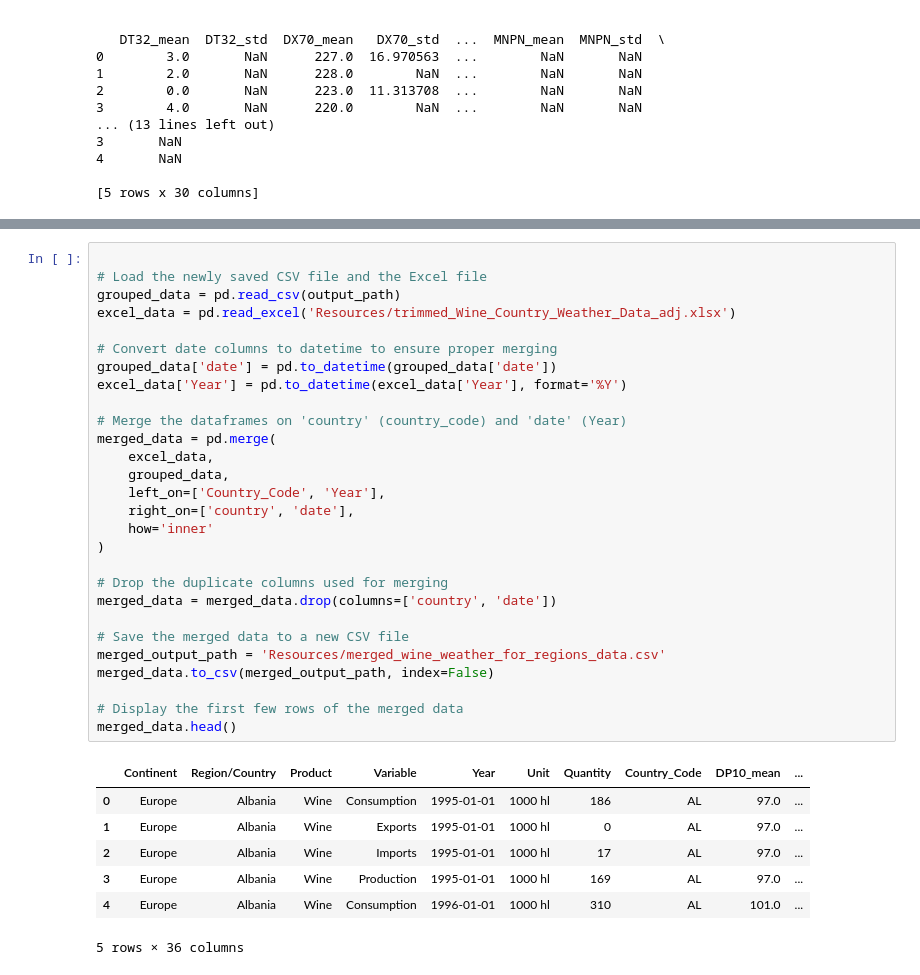
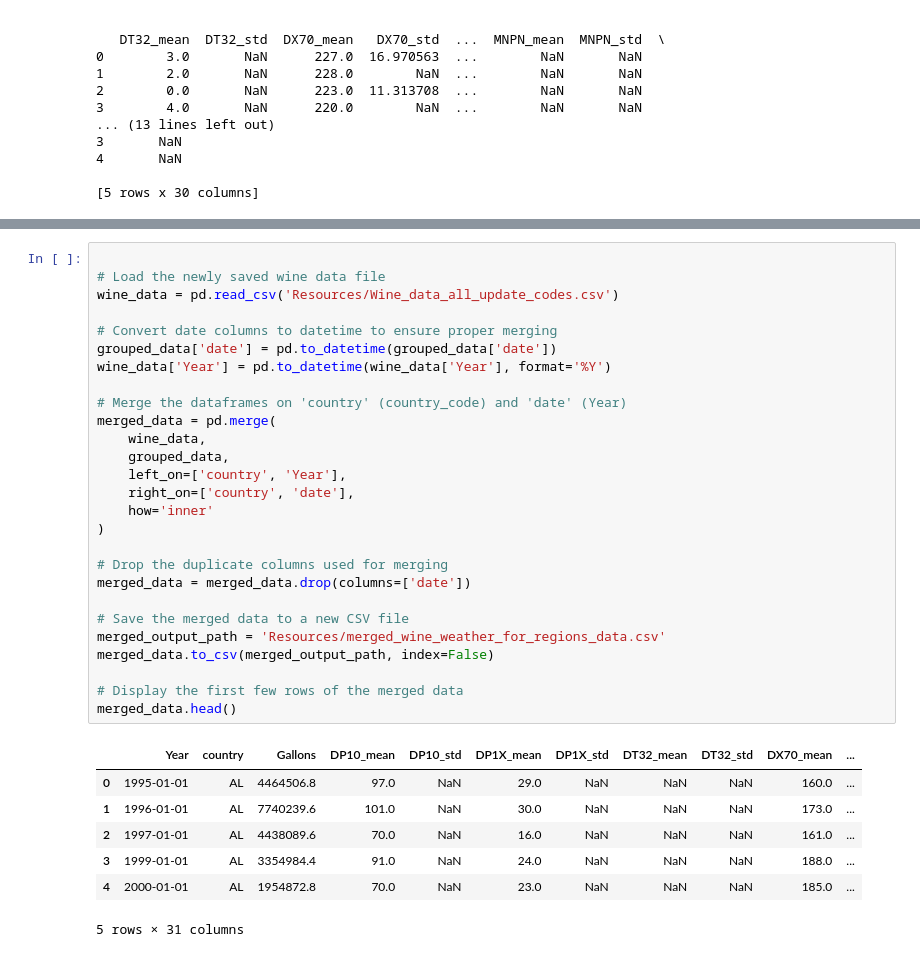
Before and after one commit to omomadcat/Viticulture, a Jupyter notebook: FindingStationsinWineRegions.ipynb, the cells around one changed output, grey strips where cells are left out. Drawn from its saved outputs; the diff is of its cells as text.

```diff
--- a/FindingStationsinWineRegions.ipynb
+++ b/FindingStationsinWineRegions.ipynb
@@ -364,39 +332,38 @@ print(excel_data_trimmed.head())
 # %%
 
-# Load the newly saved CSV file and the Excel file
-grouped_data = pd.read_csv(output_path)
-excel_data = pd.read_excel('Resources/trimmed_Wine_Country_Weather_Data_adj.xlsx')
+# Load the newly saved wine data file
+wine_data = pd.read_csv('Resources/Wine_data_all_update_codes.csv')
 
 # Convert date columns to datetime to ensure proper merging
 grouped_data['date'] = pd.to_datetime(grouped_data['date'])
-excel_data['Year'] = pd.to_datetime(excel_data['Year'], format='%Y')
+wine_data['Year'] = pd.to_datetime(wine_data['Year'], format='%Y')
 
 # Merge the dataframes on 'country' (country_code) and 'date' (Year)
 merged_data = pd.merge(
-    excel_data,
+    wine_data,
     grouped_data,
-    left_on=['Country_Code', 'Year'],
+    left_on=['country', 'Year'],
     right_on=['country', 'date'],
     how='inner'
 )
 
 # Drop the duplicate columns used for merging
-merged_data = merged_data.drop(columns=['country', 'date'])
+merged_data = merged_data.drop(columns=['date'])
 
 # Save the merged data to a new CSV file
 merged_output_path = 'Resources/merged_wine_weather_for_regions_data.csv'
 merged_data.to_csv(merged_output_path, index=False)
 
 # Display the first few rows of the merged data
 merged_data.head()
 # %% [output]
-|  | Continent | Region/Country | Product | Variable | Year | Unit | Quantity | Country_Code | DP10_mean | ... |
-| 0 | Europe | Albania | Wine | Consumption | 1995-01-01 | 1000 hl | 186 | AL | 97.0 | ... |
-| 1 | Europe | Albania | Wine | Exports | 1995-01-01 | 1000 hl | 0 | AL | 97.0 | ... |
-| 2 | Europe | Albania | Wine | Imports | 1995-01-01 | 1000 hl | 17 | AL | 97.0 | ... |
-| 3 | Europe | Albania | Wine | Production | 1995-01-01 | 1000 hl | 169 | AL | 97.0 | ... |
-| 4 | Europe | Albania | Wine | Consumption | 1996-01-01 | 1000 hl | 310 | AL | 101.0 | ... |
+|  | Year | country | Gallons | DP10_mean | DP10_std | DP1X_mean | DP1X_std | DT32_mean | DT32_std | DX70_mean | ... |
+| 0 | 1995-01-01 | AL | 4464506.8 | 97.0 | NaN | 29.0 | NaN | NaN | NaN | 160.0 | ... |
+| 1 | 1996-01-01 | AL | 7740239.6 | 101.0 | NaN | 30.0 | NaN | NaN | NaN | 173.0 | ... |
+| 2 | 1997-01-01 | AL | 4438089.6 | 70.0 | NaN | 16.0 | NaN | NaN | NaN | 161.0 | ... |
+| 3 | 1999-01-01 | AL | 3354984.4 | 91.0 | NaN | 24.0 | NaN | NaN | NaN | 188.0 | ... |
+| 4 | 2000-01-01 | AL | 1954872.8 | 70.0 | NaN | 23.0 | NaN | NaN | NaN | 185.0 | ... |
-5 rows × 36 columns
+5 rows × 31 columns
 # %%
 
 import pandas as pd
```
Also changed, not shown: parts of 8 cells of this notebook, 2 other files.
